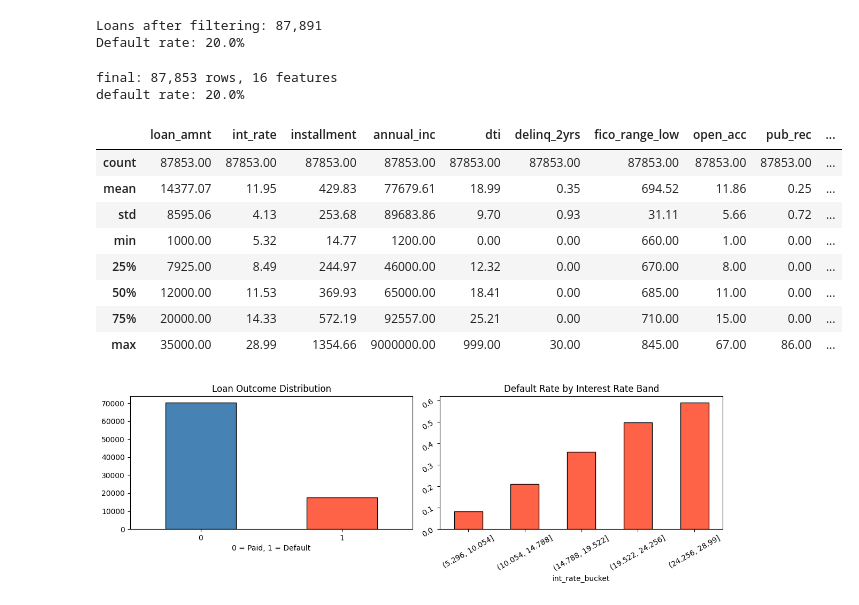
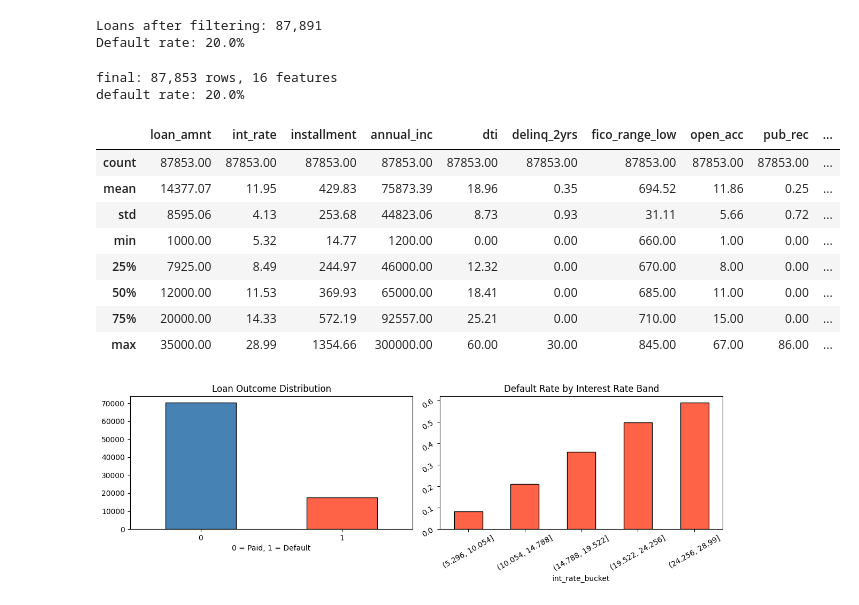
Before and after one commit to linhh-ng/credit-default-prediction, a Jupyter notebook: Credit_Default_Prediction.ipynb, the cells around one changed output. Saved outputs shown, nothing was run; the diff lists cells and outputs as text; code cells hidden in the pictures.

```diff
--- a/Credit_Default_Prediction.ipynb
+++ b/Credit_Default_Prediction.ipynb
@@ -75,40 +75,42 @@ numeric_features = [
 # added categoricals
 categorical_features = [
     'home_ownership',      # own/rent/mortgage
     'purpose',             # loan purpose
     'emp_length'           # stability signal
 ]
 
 
 df_cats = df[categorical_features + ['default']].copy()
 from sklearn.preprocessing import LabelEncoder
 le = LabelEncoder()
 for col in categorical_features:
     df_cats[col] = df_cats[col].fillna('unknown')
     df_cats[col] = le.fit_transform(df_cats[col])
 
 df_numeric = df[numeric_features + ['default']].copy()
 
 df_model = pd.concat([df_numeric, df_cats[categorical_features]], axis=1)
+df_model['annual_inc'] = df_model['annual_inc'].clip(upper=300000)
+df_model['dti'] = df_model['dti'].clip(upper=60)
 df_model.dropna(inplace=True)
 
 features = numeric_features + categorical_features
 
 print(f"final: {df_model.shape[0]:,} rows, {len(features)} features")
 print(f"default rate: {df_model['default'].mean():.1%}")
 df_model.describe().round(2)
 # %% [output]
 final: 87,853 rows, 16 features
 default rate: 20.0%
 |  | loan_amnt | int_rate | installment | annual_inc | dti | delinq_2yrs | fico_range_low | open_acc | pub_rec | ... |
 | count | 87853.00 | 87853.00 | 87853.00 | 87853.00 | 87853.00 | 87853.00 | 87853.00 | 87853.00 | 87853.00 | ... |
-| mean | 14377.07 | 11.95 | 429.83 | 77679.61 | 18.99 | 0.35 | 694.52 | 11.86 | 0.25 | ... |
-| std | 8595.06 | 4.13 | 253.68 | 89683.86 | 9.70 | 0.93 | 31.11 | 5.66 | 0.72 | ... |
+| mean | 14377.07 | 11.95 | 429.83 | 75873.39 | 18.96 | 0.35 | 694.52 | 11.86 | 0.25 | ... |
+| std | 8595.06 | 4.13 | 253.68 | 44823.06 | 8.73 | 0.93 | 31.11 | 5.66 | 0.72 | ... |
 | min | 1000.00 | 5.32 | 14.77 | 1200.00 | 0.00 | 0.00 | 660.00 | 1.00 | 0.00 | ... |
 | 25% | 7925.00 | 8.49 | 244.97 | 46000.00 | 12.32 | 0.00 | 670.00 | 8.00 | 0.00 | ... |
 | 50% | 12000.00 | 11.53 | 369.93 | 65000.00 | 18.41 | 0.00 | 685.00 | 11.00 | 0.00 | ... |
 | 75% | 20000.00 | 14.33 | 572.19 | 92557.00 | 25.21 | 0.00 | 710.00 | 15.00 | 0.00 | ... |
-| max | 35000.00 | 28.99 | 1354.66 | 9000000.00 | 999.00 | 30.00 | 845.00 | 67.00 | 86.00 | ... |
+| max | 35000.00 | 28.99 | 1354.66 | 300000.00 | 60.00 | 30.00 | 845.00 | 67.00 | 86.00 | ... |
 # %%
 fig, axes = plt.subplots(1, 2, figsize=(12, 4))
 
```
Also changed, not shown: parts of 3 cells of this notebook.
